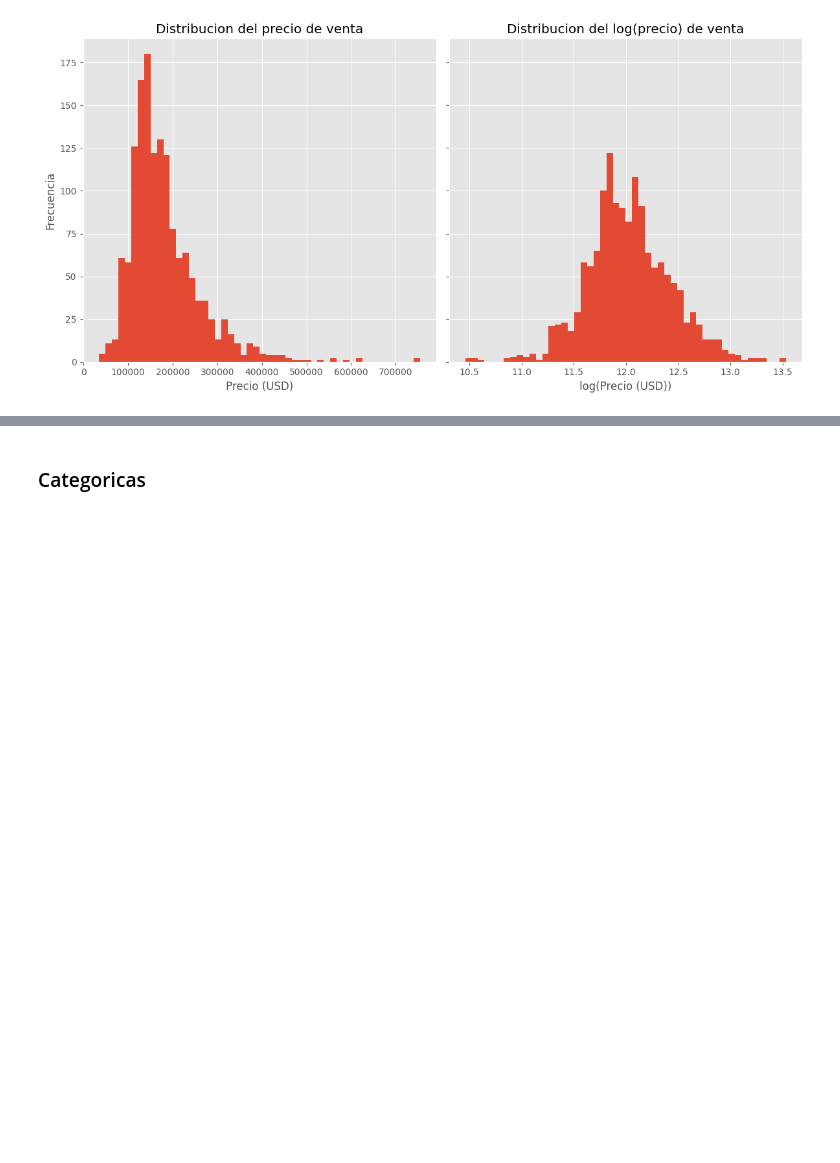
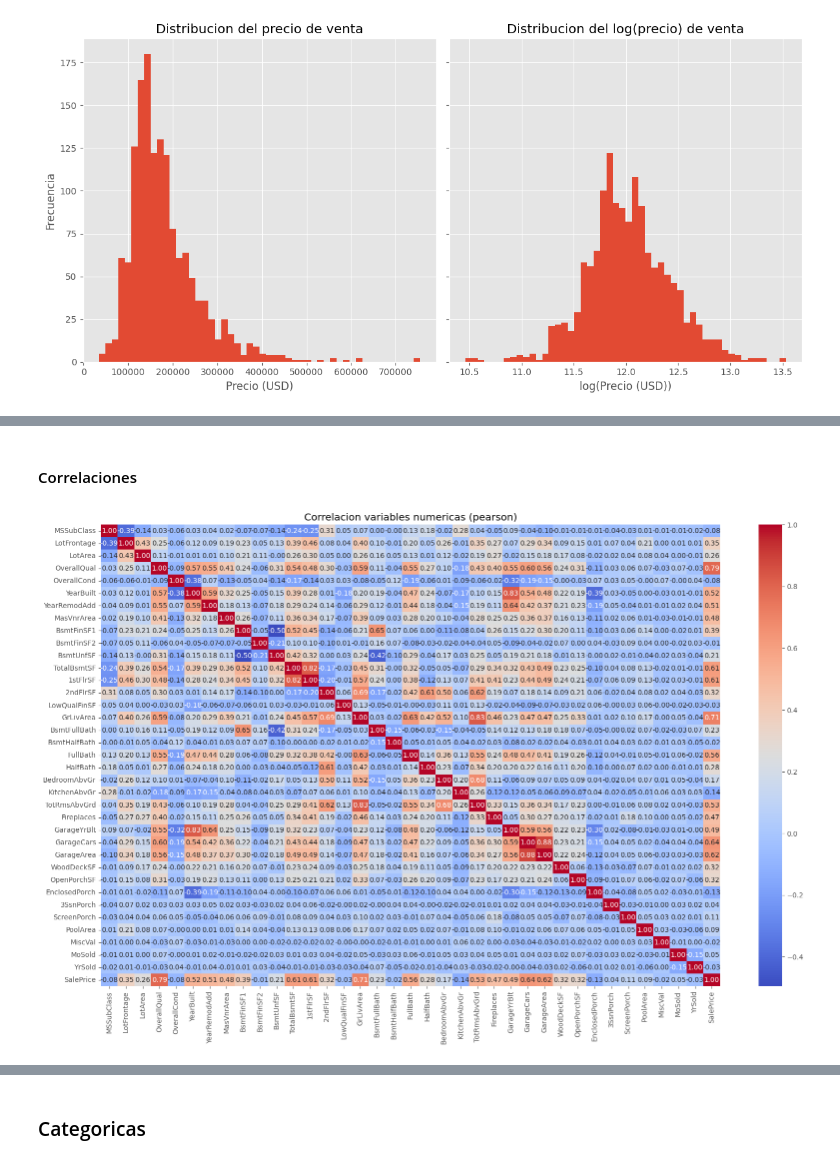
Before and after one commit to jjovalle99/proyecto_despliegue_de_modelos, a Jupyter notebook: notebooks/EDA.ipynb, the cells around one changed output, grey strips where cells are left out. Saved outputs shown, nothing was run; the diff lists cells and outputs as text; code cells hidden in the pictures; blank space fills up the shorter version.

```diff
--- a/notebooks/EDA.ipynb
+++ b/notebooks/EDA.ipynb
@@ -97,0 +124,11 @@ NUMERICAS = df.select_dtypes('number').columns.tolist()
+# %% [markdown]
+#### Correlaciones
+# %%
+#### Correlacion lineal (pearson)
+plt.figure(figsize=(20, 12))
+corr = df[NUMERICAS + ['SalePrice']].corr(method='pearson')
+sns.heatmap(corr, cmap='coolwarm', annot=True, fmt='.2f')
+plt.title('Correlacion variables numericas (pearson)')
+plt.show()
+# %% [output]
+[figure, added]
```
Also changed, not shown: parts of 27 cells of this notebook, 2 other files.
